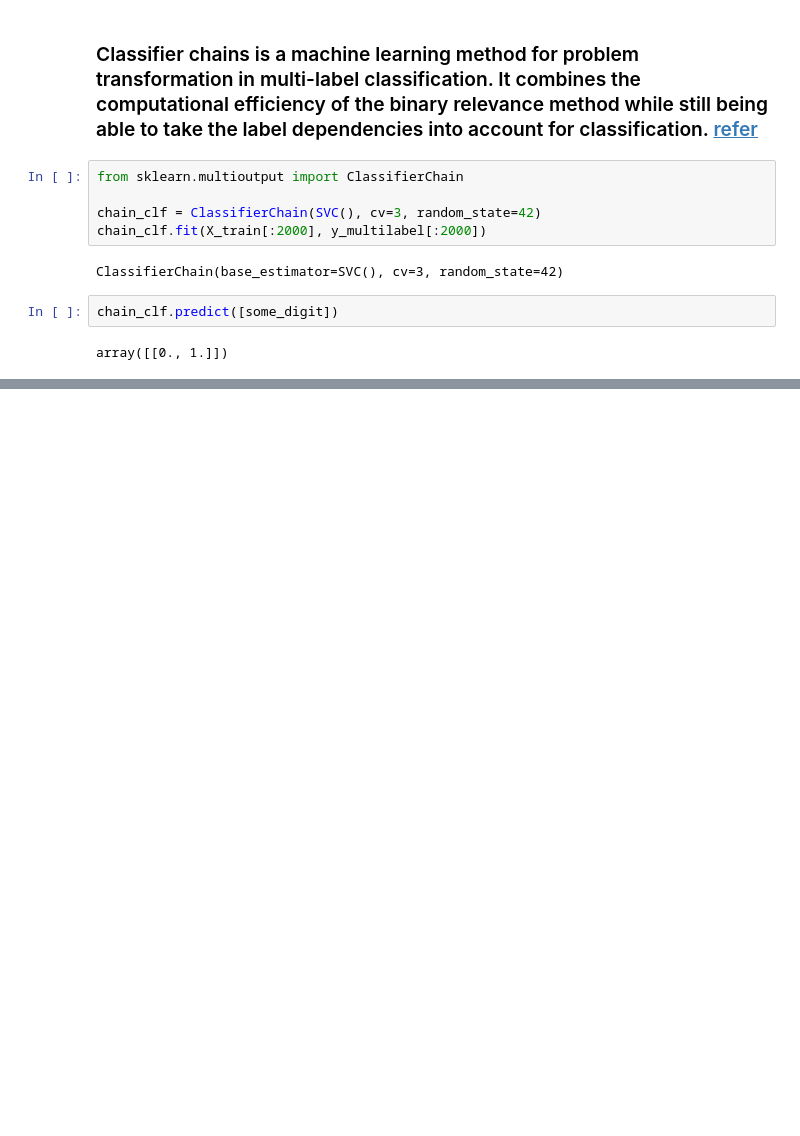
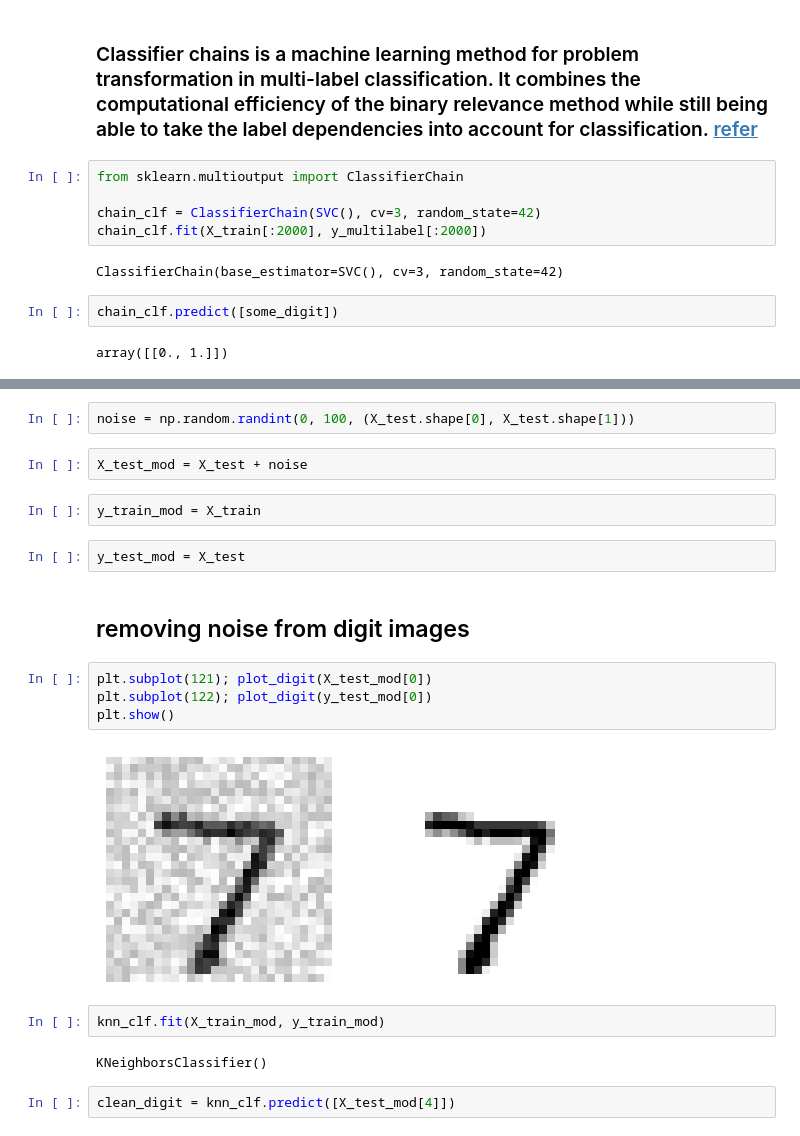
Before and after one commit to jayr0n/studies_ml, a Jupyter notebook: cap_2/classifier/mnist_classifier.ipynb, the cells around one changed output, grey strips where cells are left out. Cells and saved outputs as stored; diff of their text form; blank space fills up the shorter version.

```diff
--- a/cap_2/classifier/mnist_classifier.ipynb
+++ b/cap_2/classifier/mnist_classifier.ipynb
@@ -636,0 +643,22 @@ array([[0., 1.]])
+# %%
+noise = np.random.randint(0, 100, (X_test.shape[0], X_test.shape[1]))
+# %%
+X_test_mod = X_test + noise
+# %%
+y_train_mod = X_train
+# %%
+y_test_mod = X_test
+# %% [markdown]
+## removing noise from digit images
+# %%
+plt.subplot(121); plot_digit(X_test_mod[0])
+plt.subplot(122); plot_digit(y_test_mod[0])
+plt.show()
+# %% [output]
+[figure, added]
+# %%
+knn_clf.fit(X_train_mod, y_train_mod)
+# %% [output]
+KNeighborsClassifier()
+# %%
+clean_digit = knn_clf.predict([X_test_mod[4]])
```
Also changed, not shown: parts of 4 cells of this notebook.
